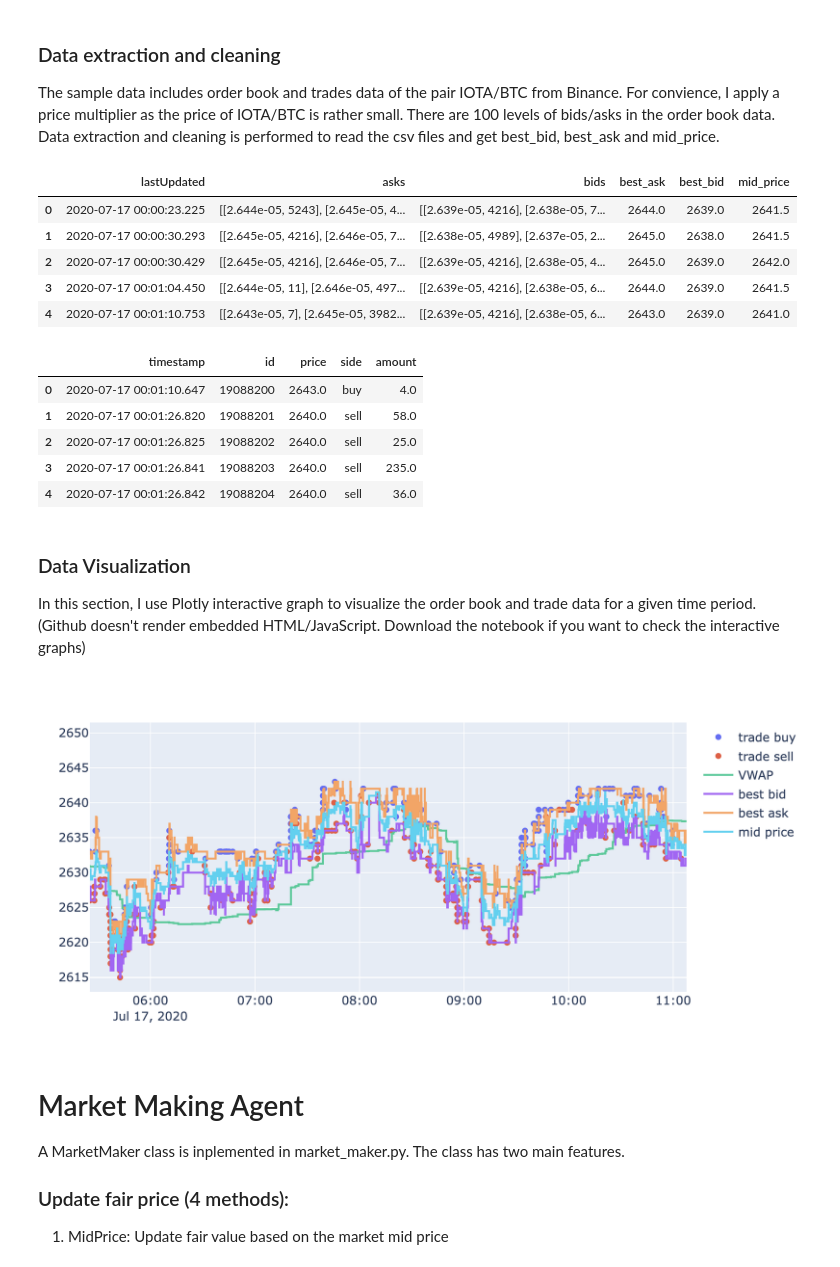
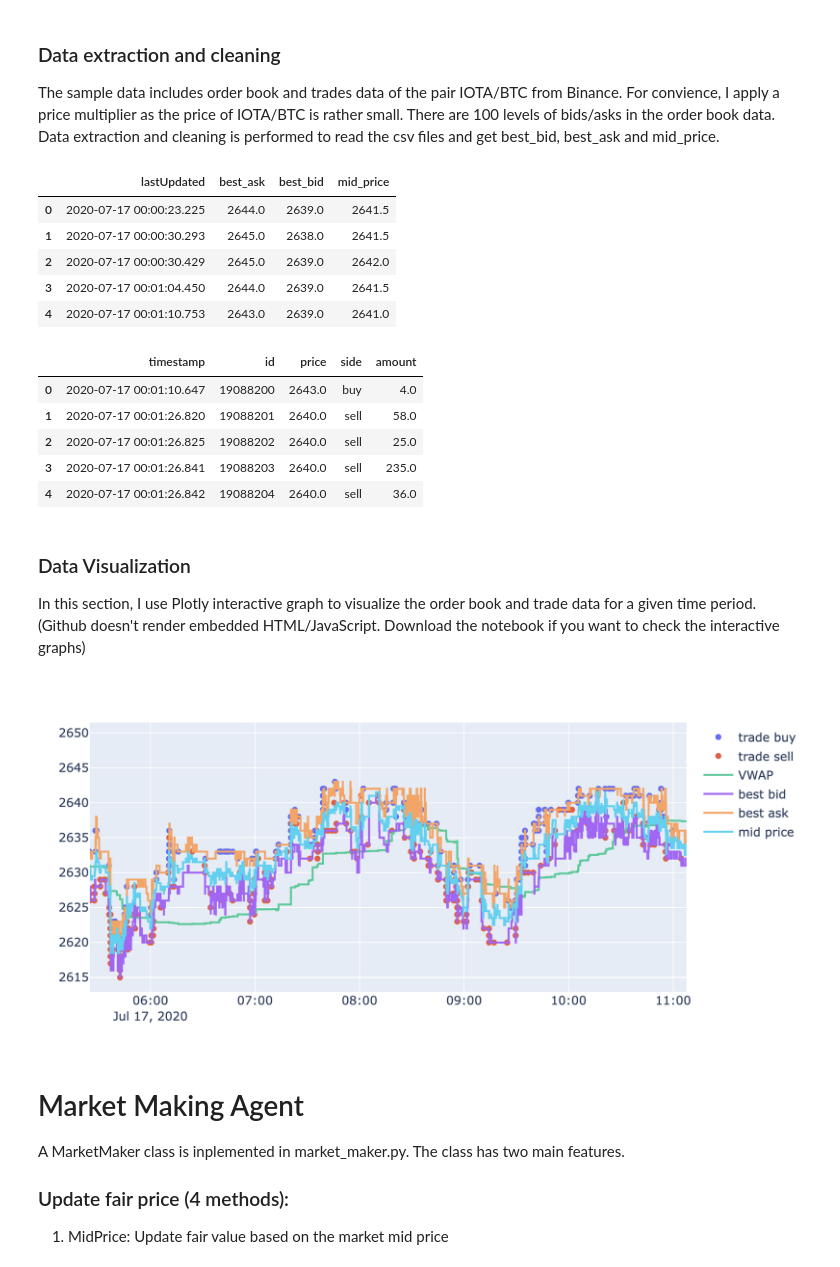
Before and after one commit to BilalBAI/sample-market-making-agent, a Jupyter notebook: notebook.ipynb, the cells around one changed output. Saved outputs shown, nothing was run; the diff lists cells and outputs as text; code cells hidden in the pictures.

```diff
--- a/notebook.ipynb
+++ b/notebook.ipynb
@@ -29,23 +29,23 @@ def best_bid(bids):
 # %%
 # Data Extraction and Cleaning
 df_trades=pd.read_csv('./trades.csv')
 df_trades=df_trades[['timestamp', 'id', 'price', 'side', 'amount']]
 df_trades['price']=df_trades.price*PRICE_ADJ_MULT
 
 df_orders=pd.read_csv('./binance_iotabtc_orderbooks/2020-07-17.csv')
 df_orders['best_ask']=df_orders['asks'].apply(best_ask)*PRICE_ADJ_MULT
 df_orders['best_bid']=df_orders['bids'].apply(best_bid)*PRICE_ADJ_MULT
 df_orders['mid_price']=(df_orders['best_ask']+df_orders['best_bid'])/2
 
-display(df_orders.head(5))
+display(df_orders.head(5)[['lastUpdated','best_ask','best_bid','mid_price']])
 display(df_trades.head(5))
 # %% [output]
-|  | lastUpdated | asks | bids | best_ask | best_bid | mid_price |
-| 0 | 2020-07-17 00:00:23.225 | [[2.644e-05, 5243], [2.645e-05, 4... | [[2.639e-05, 4216], [2.638e-05, 7... | 2644.0 | 2639.0 | 2641.5 |
-| 1 | 2020-07-17 00:00:30.293 | [[2.645e-05, 4216], [2.646e-05, 7... | [[2.638e-05, 4989], [2.637e-05, 2... | 2645.0 | 2638.0 | 2641.5 |
-| 2 | 2020-07-17 00:00:30.429 | [[2.645e-05, 4216], [2.646e-05, 7... | [[2.639e-05, 4216], [2.638e-05, 4... | 2645.0 | 2639.0 | 2642.0 |
-| 3 | 2020-07-17 00:01:04.450 | [[2.644e-05, 11], [2.646e-05, 497... | [[2.639e-05, 4216], [2.638e-05, 6... | 2644.0 | 2639.0 | 2641.5 |
-| 4 | 2020-07-17 00:01:10.753 | [[2.643e-05, 7], [2.645e-05, 3982... | [[2.639e-05, 4216], [2.638e-05, 6... | 2643.0 | 2639.0 | 2641.0 |
+|  | lastUpdated | best_ask | best_bid | mid_price |
+| 0 | 2020-07-17 00:00:23.225 | 2644.0 | 2639.0 | 2641.5 |
+| 1 | 2020-07-17 00:00:30.293 | 2645.0 | 2638.0 | 2641.5 |
+| 2 | 2020-07-17 00:00:30.429 | 2645.0 | 2639.0 | 2642.0 |
+| 3 | 2020-07-17 00:01:04.450 | 2644.0 | 2639.0 | 2641.5 |
+| 4 | 2020-07-17 00:01:10.753 | 2643.0 | 2639.0 | 2641.0 |
 |  | timestamp | id | price | side | amount |
 | 0 | 2020-07-17 00:01:10.647 | 19088200 | 2643.0 | buy | 4.0 |
 | 1 | 2020-07-17 00:01:26.820 | 19088201 | 2640.0 | sell | 58.0 |
@@ -55,7 +55,7 @@ display(df_trades.head(5))
 # %% [markdown]
 ### Data Visualization
 
-In this section, I use Plotly interactive graph to visualize the order book and trade data for a given time period.
+In this section, I use Plotly interactive graph to visualize the order book and trade data for a given time period. \
 (Github doesn't render embedded HTML/JavaScript. Download the notebook if you want to check the interactive graphs)
 
 ![image.png](attachment:image.png)
```
Also changed, not shown: parts of 3 cells of this notebook, 1 other file.
